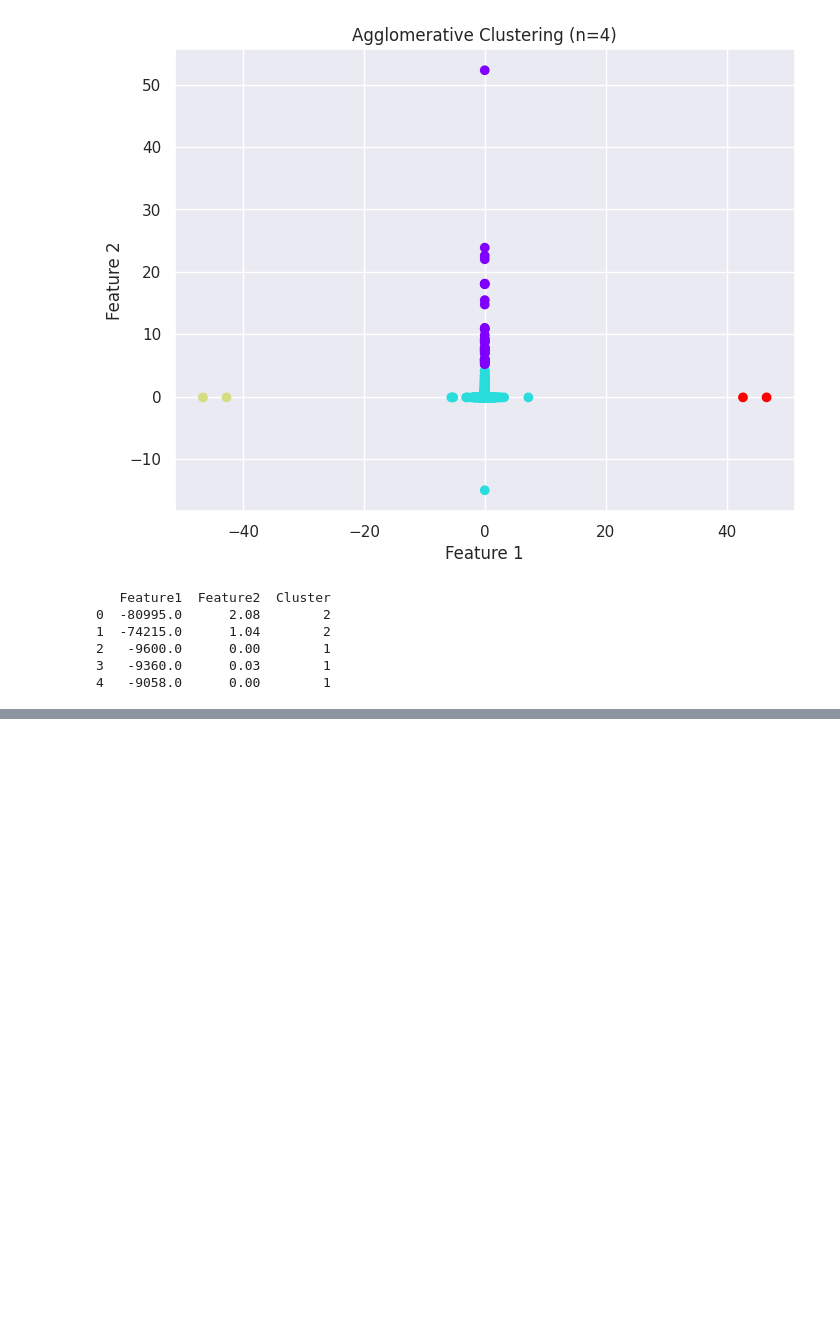
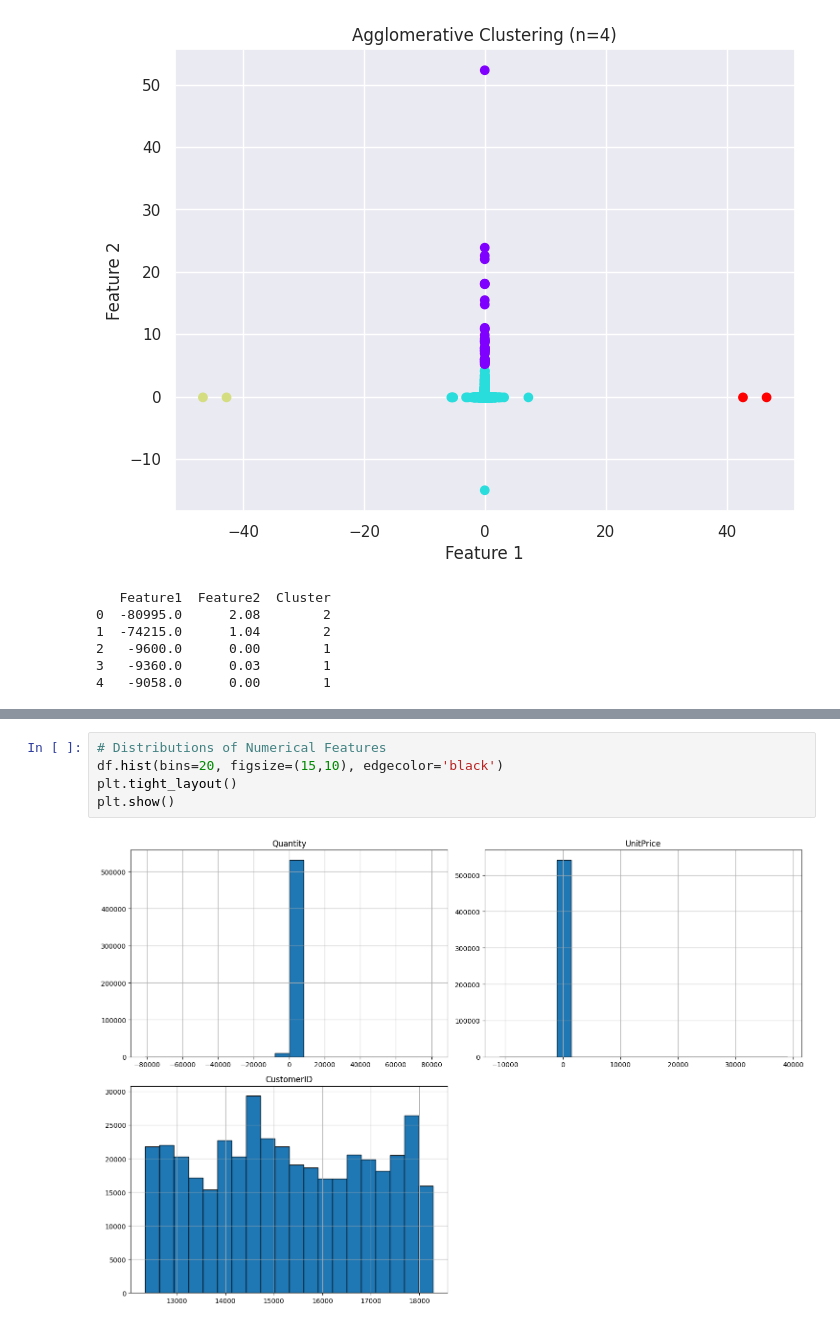
Before and after one commit to geez5/CustomersegmentationClustering, a Jupyter notebook: customer_clustering_segmentation.ipynb, the cells around one changed output, grey strips where cells are left out. Saved outputs shown, nothing was run; the diff lists cells and outputs as text; blank space fills up the shorter version.

```diff
--- a/customer_clustering_segmentation.ipynb
+++ b/customer_clustering_segmentation.ipynb
@@ -276,0 +347,7 @@ print(df_clusters.head())
+# %%
+# Distributions of Numerical Features
+df.hist(bins=20, figsize=(15,10), edgecolor='black')
+plt.tight_layout()
+plt.show()
+# %% [output]
+[figure, added]
```
Also changed, not shown: parts of 10 cells of this notebook.
